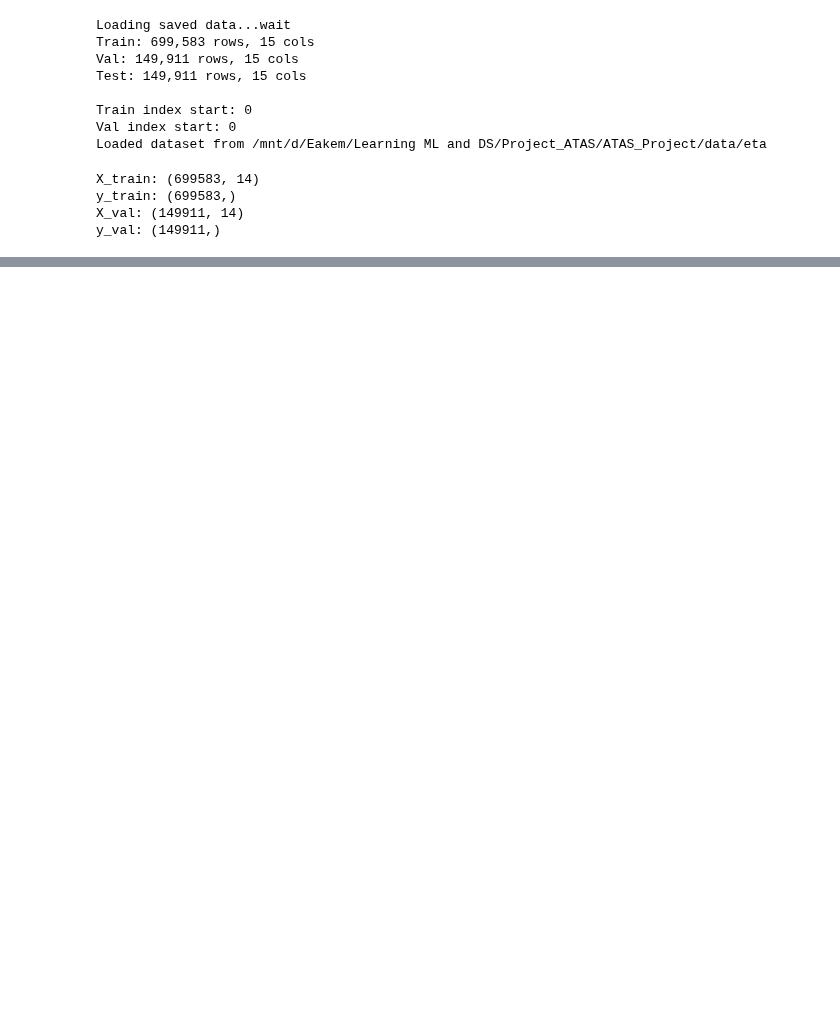
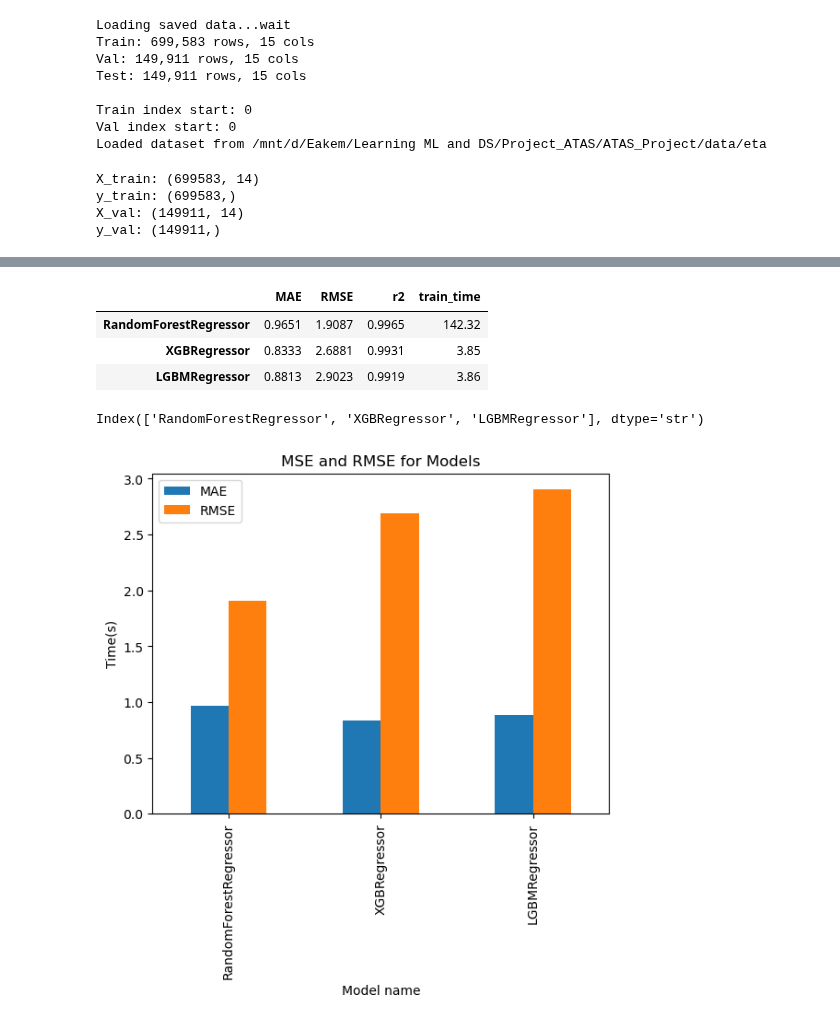
Before and after one commit to Eakempreet/ATAS_Project, a Jupyter notebook: notebooks/02_eta_regressor/02_eta_regressor.ipynb, the cells around one changed output, grey strips where cells are left out. Saved outputs shown, nothing was run; the diff lists cells and outputs as text; code cells hidden in the pictures; blank space fills up the shorter version.

Commit message:
Baseline ETA regressor training and model selection (XGBoost chosen)

```diff
--- a/notebooks/02_eta_regressor/02_eta_regressor.ipynb
+++ b/notebooks/02_eta_regressor/02_eta_regressor.ipynb
@@ -727,0 +876,25 @@ y_val: (149911,)
+# %%
+# Loading the predictions
+baseline_predictions = pd.read_csv(ETA_DATA_ROOT / "eta_baseline_predictions.csv", index_col=0)
+baseline_predictions
+# %% [output]
+|  | MAE | RMSE | r2 | train_time |
+| RandomForestRegressor | 0.9651 | 1.9087 | 0.9965 | 142.32 |
+| XGBRegressor | 0.8333 | 2.6881 | 0.9931 | 3.85 |
+| LGBMRegressor | 0.8813 | 2.9023 | 0.9919 | 3.86 |
+# %%
+baseline_predictions.index
+# %% [output]
+Index(['RandomForestRegressor', 'XGBRegressor', 'LGBMRegressor'], dtype='str')
+# %%
+# Plotting the predictions sieways for comparision
+
+# MAE and RMSE side by side
+baseline_predictions[["MAE", "RMSE"]].plot(kind="bar")
+plt.title("MSE and RMSE for Models")
+plt.xlabel("Model name")
+plt.ylabel("Time(s)")
+plt.legend()
+plt.show;
+# %% [output]
+[figure, added]
```
Also changed, not shown: parts of 17 cells of this notebook.
